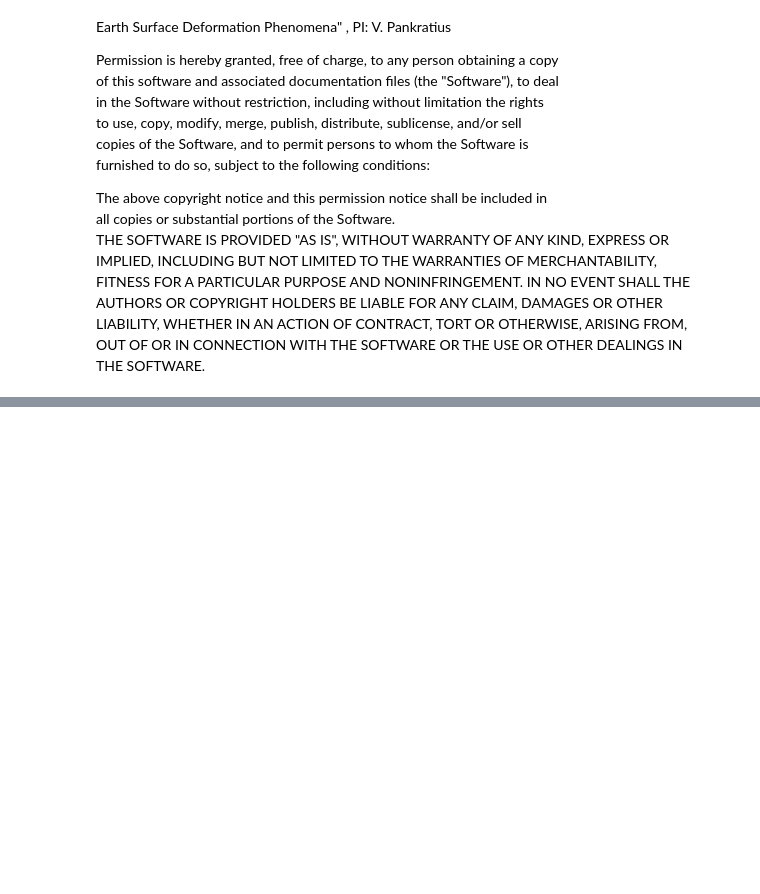
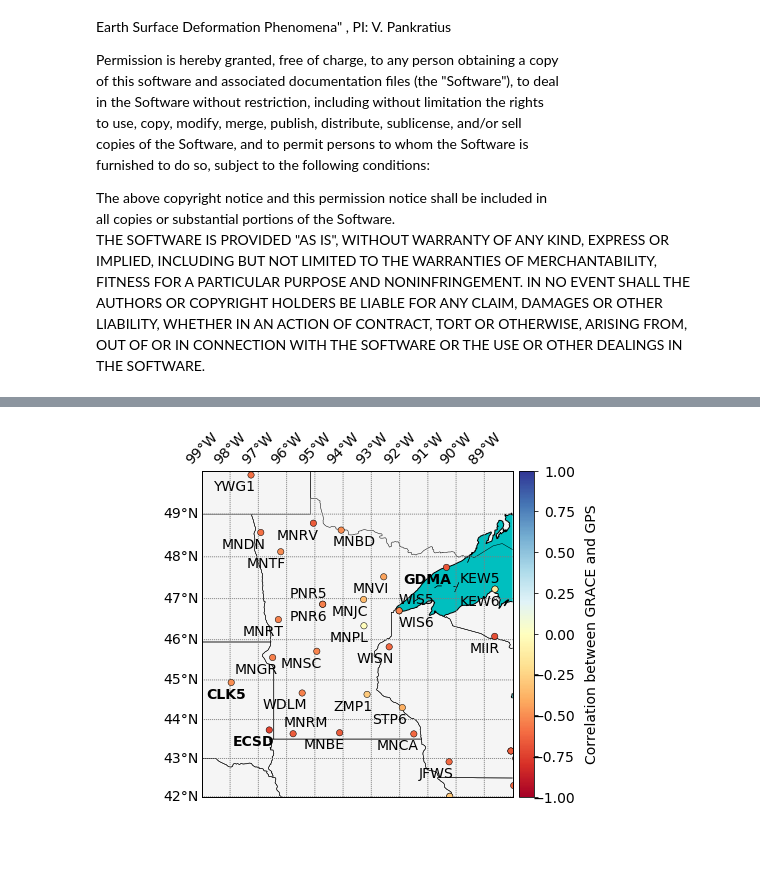
Before and after one commit to MITHaystack/science-casestudies, a Jupyter notebook: geo/GPS_GRACE_Correlations.ipynb, the cells around one changed output, grey strips where cells are left out. Saved outputs shown, nothing was run; the diff lists cells and outputs as text; code cells hidden in the pictures; blank space fills up the shorter version.

```diff
--- a/geo/GPS_GRACE_Correlations.ipynb
+++ b/geo/GPS_GRACE_Correlations.ipynb
@@ -507,0 +283,85 @@ plt.tight_layout()
+# %%
+llat = 42
+ulat = 50
+llon = -99
+rlon = -88
+
+mn_bmap = Basemap(llcrnrlat=llat, urcrnrlat=ulat, llcrnrlon=llon,
+              urcrnrlon=rlon,projection='merc', lon_0=np.mean([llon,rlon]),
+              lat_0=np.mean([llat,ulat]), resolution='h',area_thresh=10000)
+
+# Plot map of minnesota
+fig = plt.figure()
+fig.set_size_inches(6,6)
+
+ax = fig.gca()
+
+# Draw
+mn_bmap.drawcoastlines(color='black')
+mn_bmap.drawmapboundary(fill_color='c')
+mn_bmap.fillcontinents(color='whitesmoke', lake_color='c', ax=None, alpha=None)
+mn_bmap.drawstates(color='black');
+mn_bmap.drawcountries(color='black', linewidth=0.5);
+
+
+for label, data in results.iterrows():
+    x,y = mn_bmap(metadata.loc[label]['Lon'],metadata.loc[label]['Lat'])
+
+    # GPS site labels can overlap. If a station is listed, it's label will
+    # have a different spot
+    if label == 'MNRM':
+        ax.annotate(label, xy=(x,y), xytext=(35,7), ha='right', textcoords='offset points', fontsize=14);
+    elif label == 'KEW5':
+        ax.annotate(label, xy=(x,y), xytext=(5,7), ha='right', textcoords='offset points', fontsize=14);
+    elif label == 'WIS5':
+        ax.annotate(label, xy=(x,y), xytext=(35,7), ha='right', textcoords='offset points', fontsize=14);
+    elif label == 'WIS6':
+        ax.annotate(label, xy=(x,y), xytext=(35,-16), ha='right', textcoords='offset points', fontsize=14);
+    elif label == 'PNR5':
+        ax.annotate(label, xy=(x,y), xytext=(5,7), ha='right', textcoords='offset points', fontsize=14);
+    elif label == 'MNBD':
+        ax.annotate(label, xy=(x,y), xytext=(35,-16), ha='right', textcoords='offset points', fontsize=14 );
+
+    # These objects are near the edge, and so no label is displayed
+    elif label in ('RIS5','RIS6', 'WIM5','WIM6'):
+        pass
+
+    # The time series of these stations are plotted, so make them bold
+    elif label == 'CLK5':
+        ax.annotate(label, xy=(x,y), xytext=(15,-16), ha='right', textcoords='offset points',
+                    fontsize=14,fontweight='bold');
+    elif label in ('ECSD','GDMA'):
+        ax.annotate(label, xy=(x,y), xytext=(5,-16), ha='right', textcoords='offset points',
+                    fontsize=14,fontweight='bold');
+
+    # If no other rule applies, use a standard label position
+    else:
+        ax.annotate(label, xy=(x,y), xytext=(5,-16), ha='right', textcoords='offset points', fontsize=14);
+
+# Plot correlations on map
+mn_bmap.scatter(results['Lon'].as_matrix(), results['Lat'].as_matrix(), zorder=10,
+                c=results['Pearson'].as_matrix(), latlon=True,cmap='RdYlBu',s=40,vmin=-1,vmax=1,linewidth=0.5,
+                edgecolor='black')
+
+# Add a colorbar
+colorbar = mn_bmap.colorbar()
+colorbar.ax.tick_params(labelsize=14)
+
+colorbar.set_label('Correlation between GRACE and GPS',fontsize=14,labelpad=10)
+
+# Align colorbar labels
+for t in colorbar.ax.get_yticklabels():
+        t.set_horizontalalignment('right')
+        colorbar.ax.yaxis.set_tick_params(pad=37)
+
+# Rotate labels
+meridians = mn_bmap.drawmeridians(np.arange(llon,rlon,1),labels=[0,0,1,0],fontsize=14,color='grey');
+for m in meridians:
+    try:
+        meridians[m][1][0].set_rotation(45);
+    except:
+        pass
+
+mn_bmap.drawparallels(np.arange(llat,ulat,1),labels=[1,0,0,0], fontsize=14,color='grey');
+# %% [output]
+[figure, added]
```
Also changed, not shown: parts of 47 cells of this notebook.
